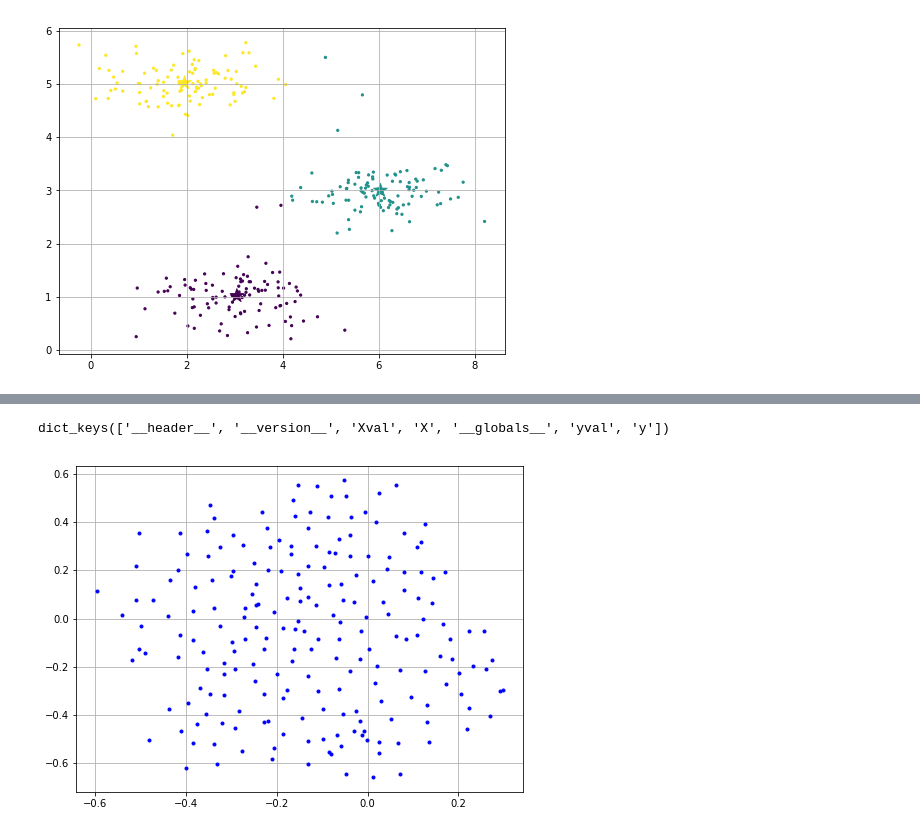
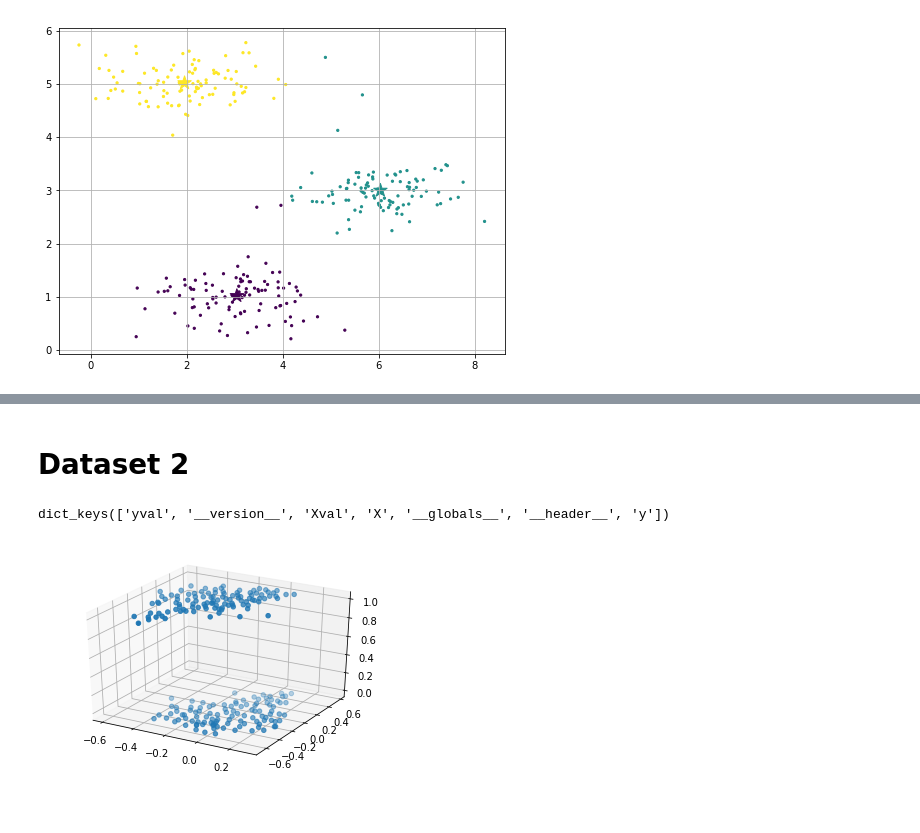
Before and after one commit to finnthedawg/ml_kmeans, a Jupyter notebook: k_means.ipynb, the cells around one changed output, grey strips where cells are left out. Drawn from its saved outputs; the diff is of its cells as text; code cells hidden in the pictures; blank space fills up the shorter version.

```diff
--- a/k_means.ipynb
+++ b/k_means.ipynb
@@ -115,7 +127,16 @@ kmeans.fit(data['X'])
+# %% [markdown]
+# Dataset 2
 # %%
+#Load the dataset.
 data = parse_file("ex6data3.mat")
-plot_data(data['X'])
-data.keys()
+print(data.keys())
 # %% [output]
-dict_keys(['__header__', '__version__', 'Xval', 'X', '__globals__', 'yval', 'y'])
+dict_keys(['yval', '__version__', 'Xval', 'X', '__globals__', '__header__', 'y'])
-[figure, removed]
+# %%
+#Visualize the space, but in 3d since there are 3 features
+fig = plt.figure()
+ax = fig.add_subplot(111, projection='3d')
+ax.scatter(data['X'][:,0],data['X'][:,1],data['y'])
+plt.show()
+# %% [output]
+[figure, added]
```
Also changed, not shown: parts of 10 cells of this notebook.
